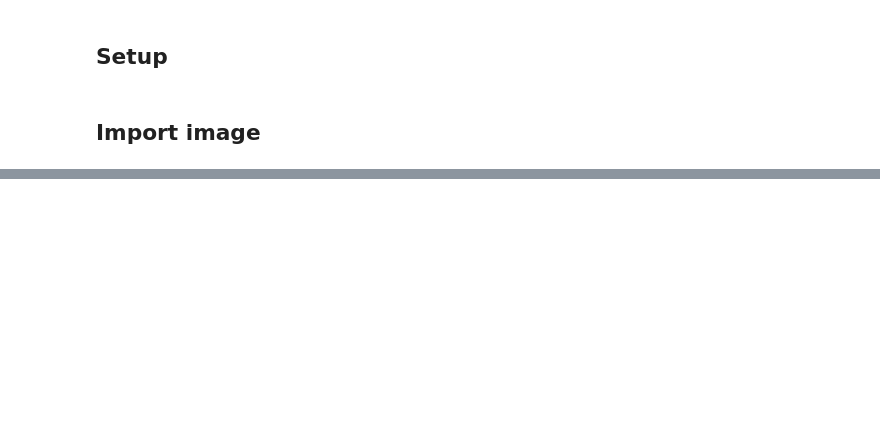
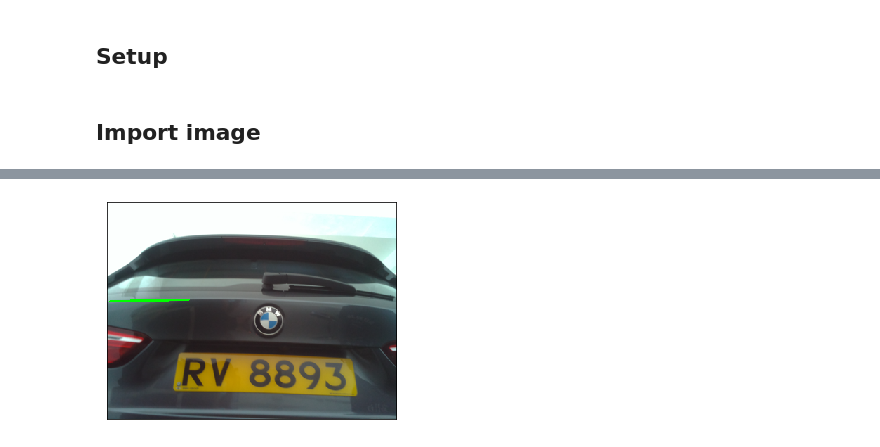
Before and after one commit to elise-ng/FYP_SmartCarPark, a Jupyter notebook: cv/plate_detection.ipynb, the cells around one changed output, grey strips where cells are left out. Saved outputs shown, nothing was run; the diff lists cells and outputs as text; code cells hidden in the pictures; blank space fills up the shorter version.

```diff
--- a/cv/plate_detection.ipynb
+++ b/cv/plate_detection.ipynb
@@ -36,0 +42,9 @@ plt.show()
+# %%
+src_lines = src.copy()
+for x1,y1,x2,y2 in lines:
+    cv2.line(src_lines,(x1,y1),(x2,y2),(0,255,0),2)
+
+plt.imshow(cv2.cvtColor(src_lines, cv2.COLOR_BGR2RGB))
+_ = plt.xticks([]), plt.yticks([])
+# %% [output]
+[figure, added]
```
Also changed, not shown: parts of 10 cells of this notebook.
